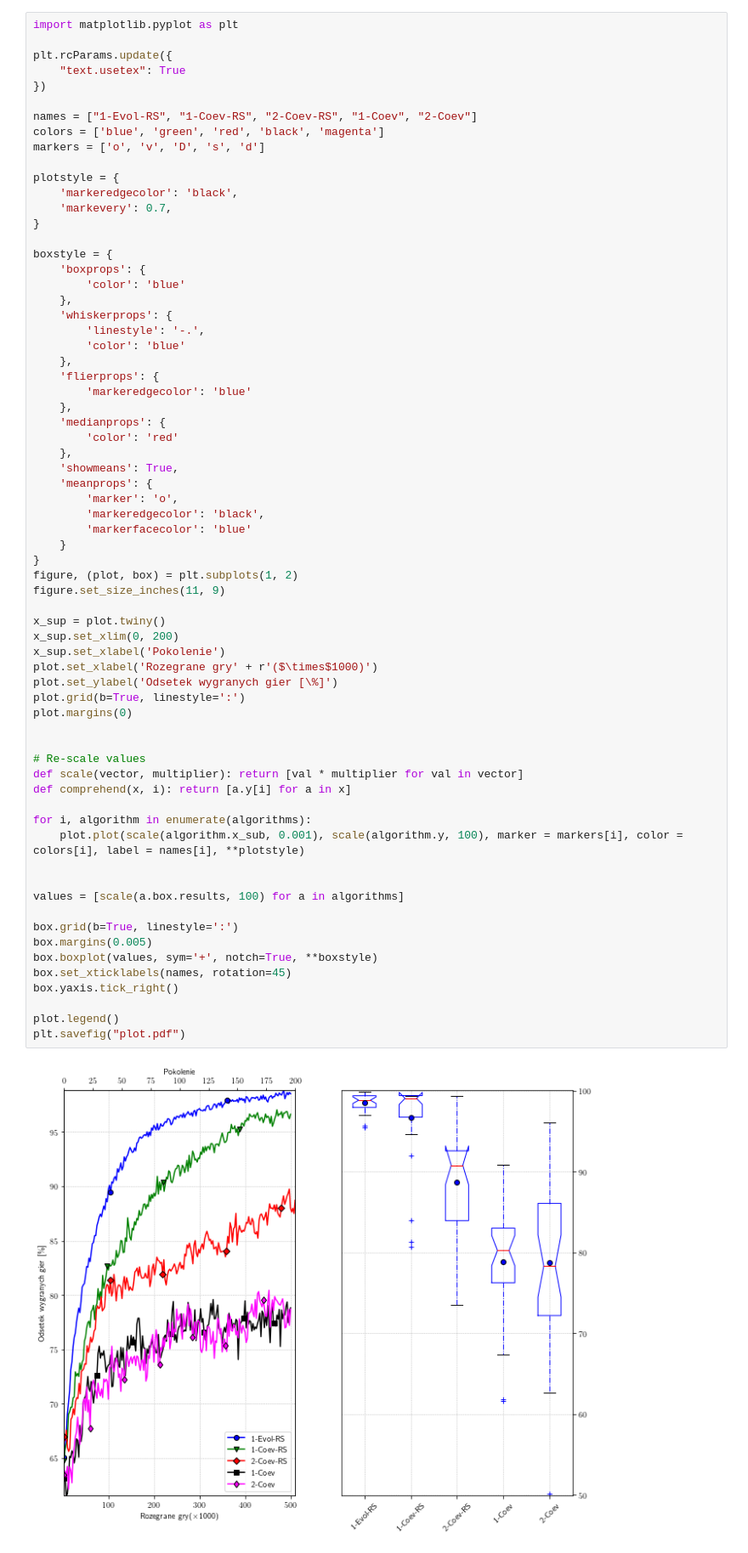
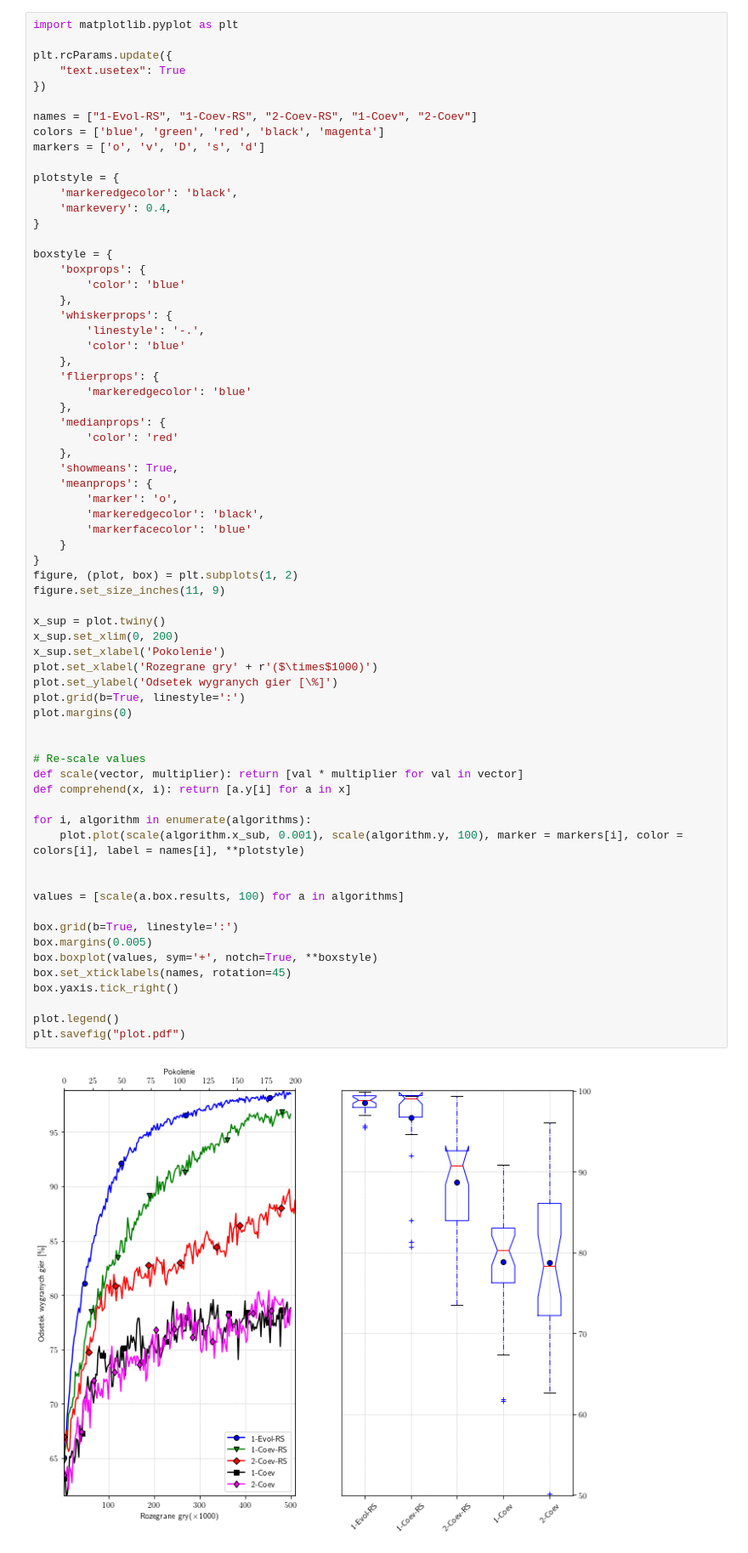
Before and after one commit to niz-ka/S5-KCK, a Jupyter notebook: Zadanie.ipynb, the cells around one changed output. Shown at 85% size. Saved outputs shown, nothing was run; the diff lists cells and outputs as text.

Commit message:
Decrease markevery property

```diff
--- a/Zadanie.ipynb
+++ b/Zadanie.ipynb
@@ -83,7 +83,7 @@ markers = ['o', 'v', 'D', 's', 'd']
 
 plotstyle = {
     'markeredgecolor': 'black',
-    'markevery': 0.7,
+    'markevery': 0.4,
 }
 
 boxstyle = {
@@ -111,31 +111,31 @@ figure, (plot, box) = plt.subplots(1, 2)
 figure.set_size_inches(11, 9)
 
 x_sup = plot.twiny()
 x_sup.set_xlim(0, 200)
 x_sup.set_xlabel('Pokolenie')
 plot.set_xlabel('Rozegrane gry' + r'($\times$1000)')
 plot.set_ylabel('Odsetek wygranych gier [\%]')
 plot.grid(b=True, linestyle=':')
 plot.margins(0)
 
 
 # Re-scale values
 def scale(vector, multiplier): return [val * multiplier for val in vector]
 def comprehend(x, i): return [a.y[i] for a in x]
 
 for i, algorithm in enumerate(algorithms):
     plot.plot(scale(algorithm.x_sub, 0.001), scale(algorithm.y, 100), marker = markers[i], color = colors[i], label = names[i], **plotstyle)
 
 
 values = [scale(a.box.results, 100) for a in algorithms]
 
 box.grid(b=True, linestyle=':')
 box.margins(0.005)
 box.boxplot(values, sym='+', notch=True, **boxstyle)
 box.set_xticklabels(names, rotation=45)
 box.yaxis.tick_right()
 
 plot.legend()
 plt.savefig("plot.pdf")
 # %% [output]
-[figure, old version]
+[figure, new version]
```
Also changed, not shown: 1 other file.
